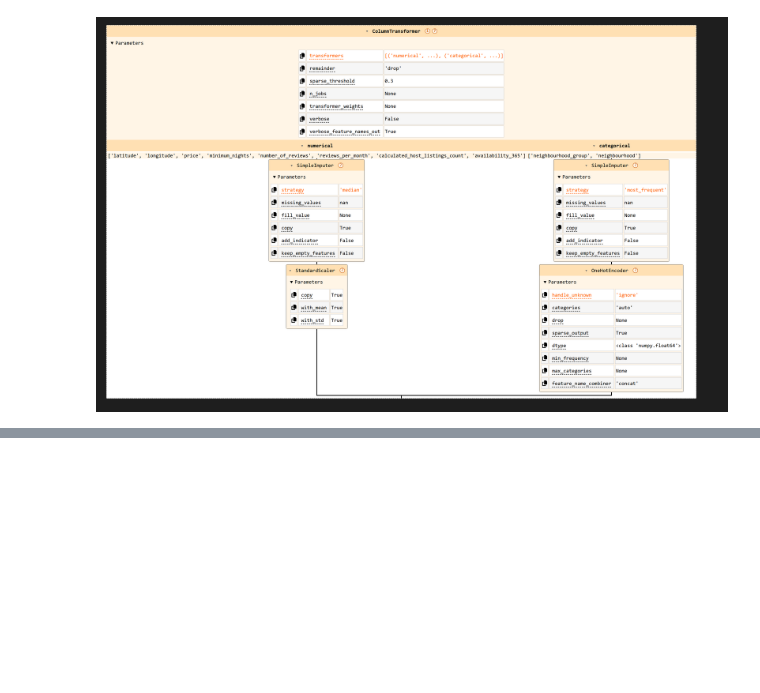
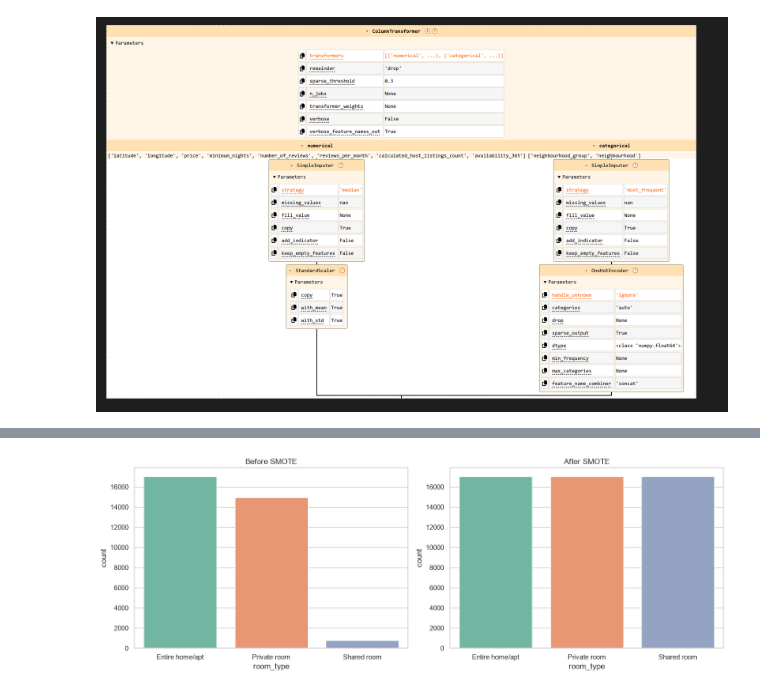
Before and after one commit to AlwinVJ/-NYC-Airbnb-Room-Type-Predictor, a Jupyter notebook: nyc_airbnb_room_type_classification.ipynb, the cells around one changed output, grey strips where cells are left out. Cells and saved outputs as stored; diff of their text form; code cells hidden in the pictures; blank space fills up the shorter version.

Commit message:
feat: apply SMOTE for balancing the dataset

```diff
--- a/nyc_airbnb_room_type_classification.ipynb
+++ b/nyc_airbnb_room_type_classification.ipynb
@@ -558,0 +632,13 @@ display(Image("pipeline.png"))
+# %%
+# Fit on training data and transform both datasets
+X_train_encoded = preprocessor.fit_transform(X_train)
+X_test_encoded = preprocessor.transform(X_test)
+# %%
+# Initialize SMOTE
+smote = SMOTE(random_state=42)
+
+# Resample training data
+X_train_smote, y_train_smote = smote.fit_resample(
+    X_train_encoded,
+    y_train
+)
@@ -558,0 +665,18 @@ display(Image("pipeline.png"))
+# %%
+import matplotlib.pyplot as plt
+import seaborn as sns
+
+fig, axes = plt.subplots(1, 2, figsize=(14, 5))
+
+sns.countplot(x=y_train, hue=y_train, palette='Set2',
+              legend=False, ax=axes[0])
+axes[0].set_title('Before SMOTE')
+
+sns.countplot(x=y_train_smote, hue=y_train_smote, palette='Set2',
+              legend=False, ax=axes[1])
+axes[1].set_title('After SMOTE')
+
+plt.tight_layout()
+plt.show()
+# %% [output]
+[figure, added]
```
Also changed, not shown: parts of 6 cells of this notebook.
